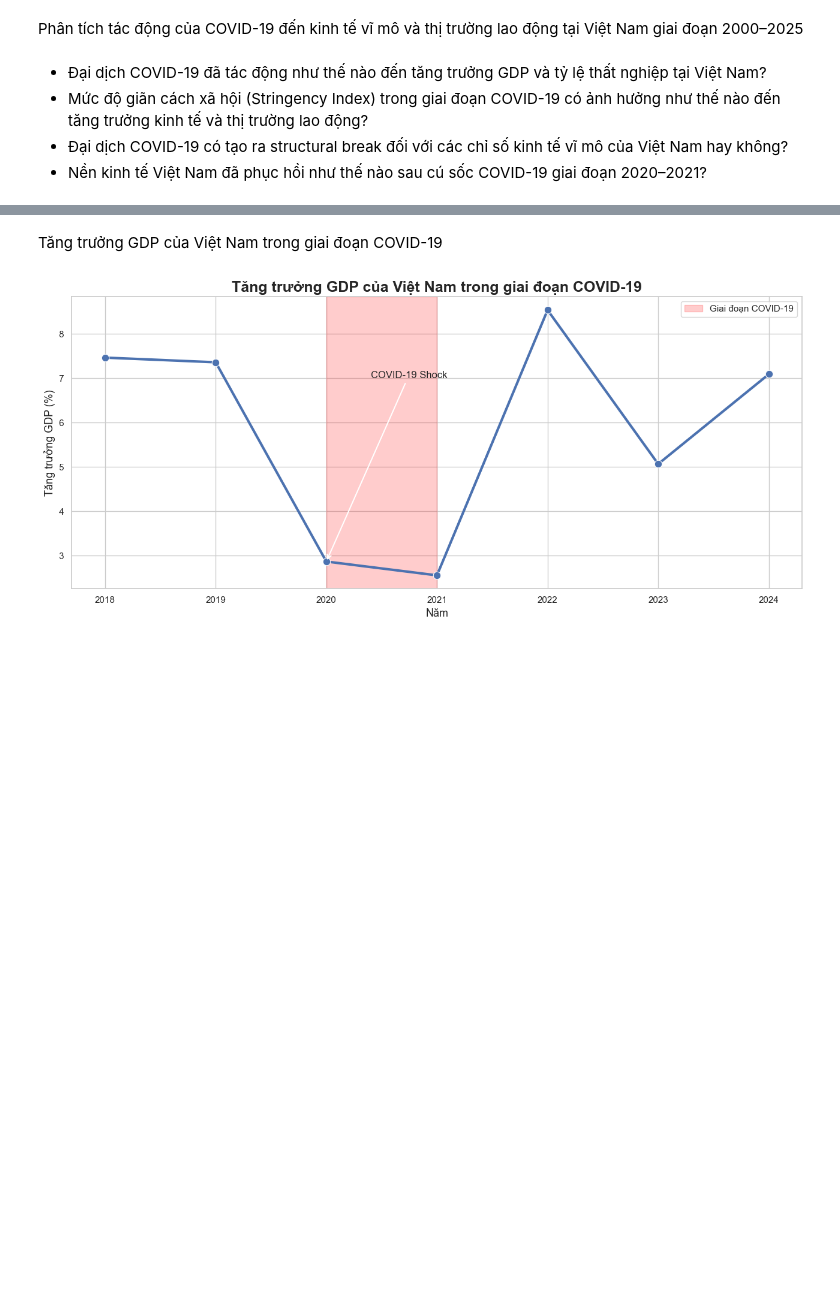
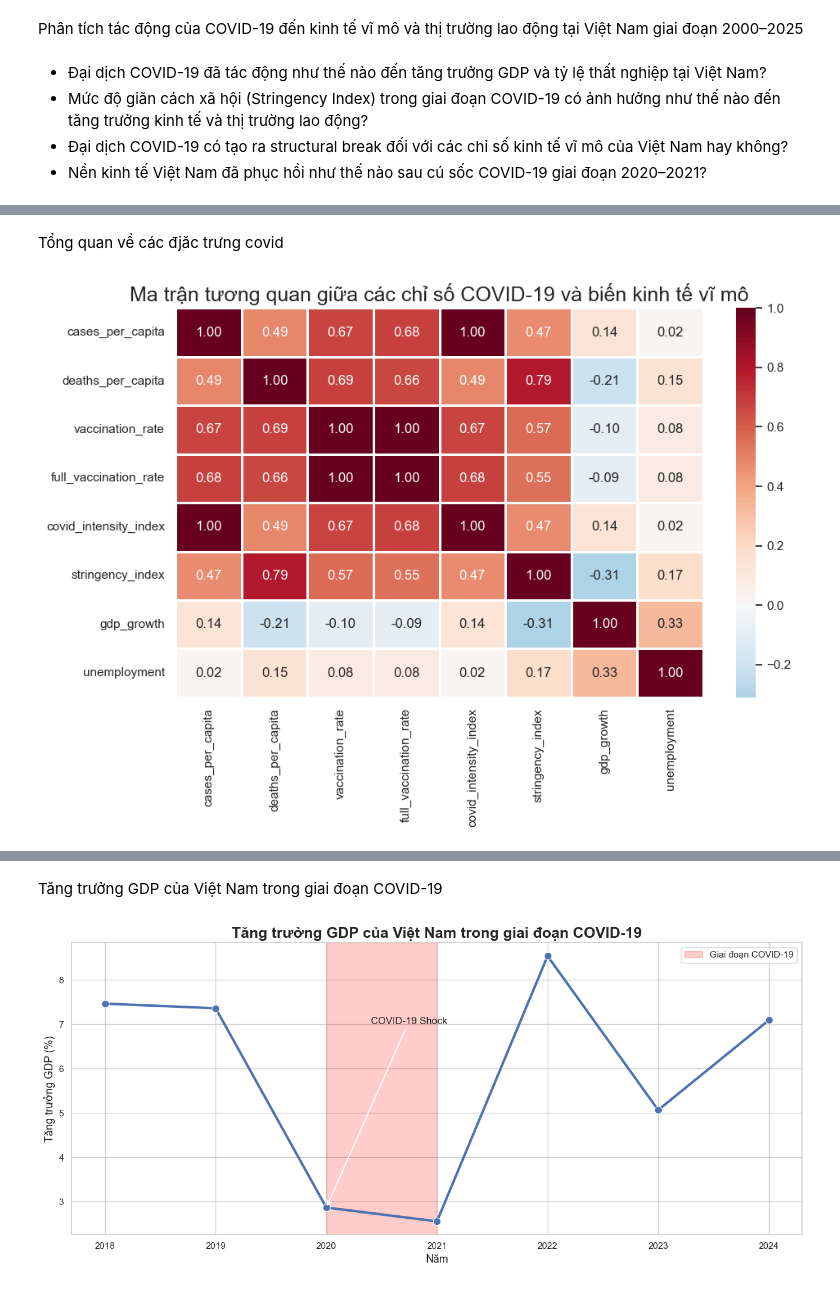
Before and after one commit to Zane-Theodore/data-analysis-project1, a Jupyter notebook: notebooks/eda/CovidAnalysis.ipynb, the cells around one changed output, grey strips where cells are left out. Saved outputs shown, nothing was run; the diff lists cells and outputs as text; code cells hidden in the pictures; blank space fills up the shorter version.

Commit message:
Đánh giá các biến covid để chọn ra biến tối ưu

```diff
--- a/notebooks/eda/CovidAnalysis.ipynb
+++ b/notebooks/eda/CovidAnalysis.ipynb
@@ -30,0 +56,32 @@ df.head()
+# %% [markdown]
+Tổng quan về các đjăc trưng covid
+# %%
+covid_cols = [
+    'cases_per_capita',
+    'deaths_per_capita',
+    'vaccination_rate',
+    'full_vaccination_rate',
+    'covid_intensity_index',
+    'stringency_index',
+    'gdp_growth',
+    'unemployment'
+]
+
+corr = df[covid_cols].corr()
+
+plt.figure(figsize=(10,7))
+
+sns.heatmap(
+    corr,
+    annot=True,
+    cmap='RdBu_r',
+    center=0,
+    linewidths=1,
+    fmt='.2f'
+)
+
+plt.title('Ma trận tương quan giữa các chỉ số COVID-19 và biến kinh tế vĩ mô')
+plt.tight_layout()
+plt.show()
+# %% [output]
+[figure, added]
```
Also changed, not shown: parts of 4 cells of this notebook.
